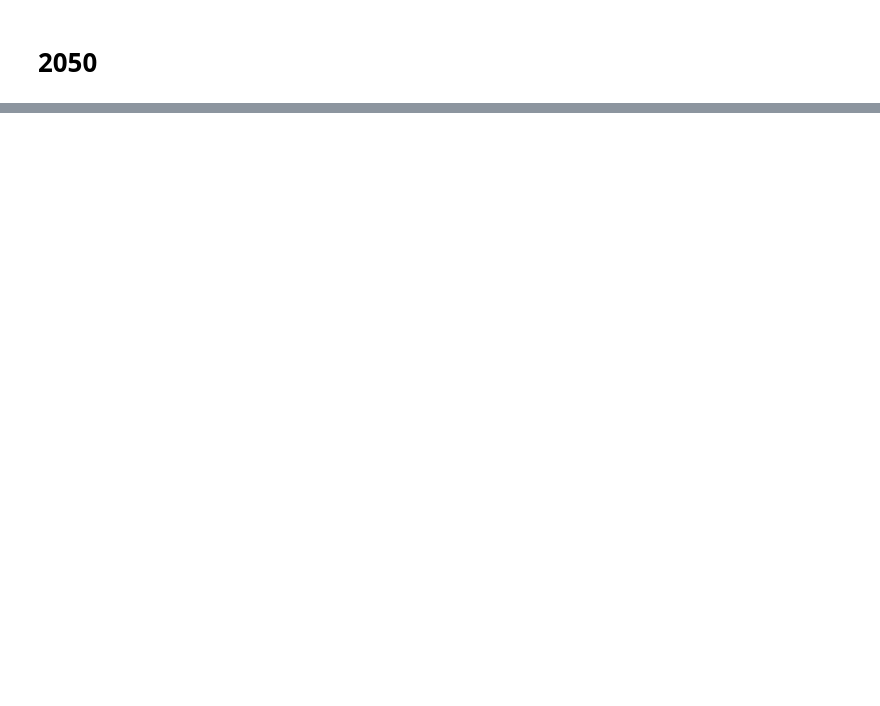
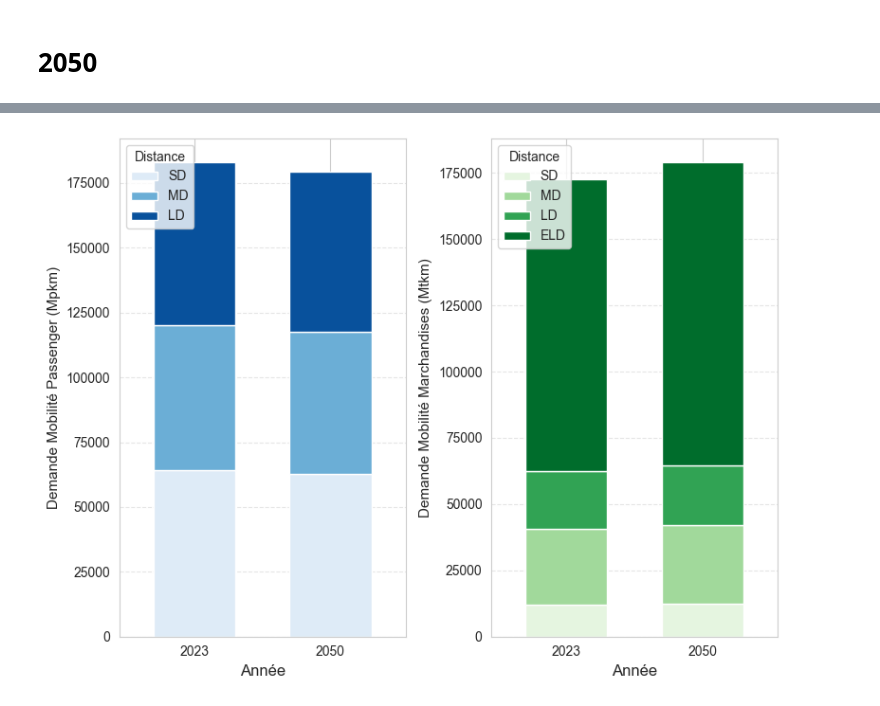
Before and after one commit to CIRAIG/EnergyScope-Quebec, a Jupyter notebook: projects/peaks/01_Notebooks/Results.ipynb, the cells around one changed output, grey strips where cells are left out. Drawn from its saved outputs; the diff is of its cells as text; code cells hidden in the pictures; blank space fills up the shorter version.

```diff
--- a/projects/peaks/01_Notebooks/Results.ipynb
+++ b/projects/peaks/01_Notebooks/Results.ipynb
@@ -594,0 +801,67 @@ dtype: float64
+# %%
+# --- PREPARATION DES DONNÉES POUR LES SUBPLOTS ---
+
+# Extraction et pivot pour Passenger (Index = Année, Colonnes = Distance)
+df_passenger = df_mobility_final.loc['Passenger'].T
+
+# Réordonner les colonnes SANS ELD pour Passenger
+order_dist_pass = [d for d in ['SD', 'MD', 'LD'] if d in df_passenger.columns]
+df_passenger = df_passenger[order_dist_pass]
+
+# Extraction et pivot pour Freight (Index = Année, Colonnes = Distance)
+df_freight = df_mobility_final.loc['Freight'].T
+
+# Garder les 4 distances pour Freight
+order_dist_freight = [d for d in ['SD', 'MD', 'LD', 'ELD'] if d in df_freight.columns]
+df_freight = df_freight[order_dist_freight]
+
+
+# --- CONFIGURATION DES COULEURS ---
+
+# Dégradé de bleus pour Passenger (3 couleurs maintenant)
+custom_colors_pass = [
+    "#deebf7",  # bleu très clair
+    "#6baed6",  # bleu moyen
+    "#08519c"   # bleu foncé
+]
+
+# 4 teintes d'une même couleur (ex: palette de verts bien contrastés)
+custom_colors_freight = [
+    "#e5f5e0",  # très clair
+    "#a1d99b",  # clair
+    "#31a354",  # moyen
+    "#006d2c"   # foncé
+]
+
+
+# --- GÉNÉRATION DU PLOT ---
+
+fig, (ax1, ax2) = plt.subplots(1, 2, figsize=(8, 6))
+
+# Subplot 1 : Passenger (sans ELD)
+df_passenger.plot(kind='bar', stacked=True, ax=ax1,
+                  color=custom_colors_pass, width=0.6)
+
+ax1.set_ylabel("Demande Mobilité Passenger (Mpkm)", fontsize=11)
+ax1.set_xlabel("Année", fontsize=12)
+ax1.set_xticklabels(df_passenger.index, rotation=0)
+ax1.grid(axis='y', linestyle='--', alpha=0.5)
+ax1.legend(title="Distance", loc='upper left')
+
+
+# Subplot 2 : Freight (4 couleurs distinctes)
+df_freight.plot(kind='bar', stacked=True, ax=ax2,
+                color=custom_colors_freight, width=0.6)
+
+ax2.set_ylabel("Demande Mobilité Marchandises (Mtkm)", fontsize=11)
+ax2.set_xlabel("Année", fontsize=12)
+ax2.set_xticklabels(df_freight.index, rotation=0)
+ax2.grid(axis='y', linestyle='--', alpha=0.5)
+ax2.legend(title="Distance", loc='upper left')
+
+
+# Ajustement global
+plt.tight_layout()
+plt.show()
+# %% [output]
+[figure, added]
```
Also changed, not shown: parts of 42 cells of this notebook, 27 other files.
